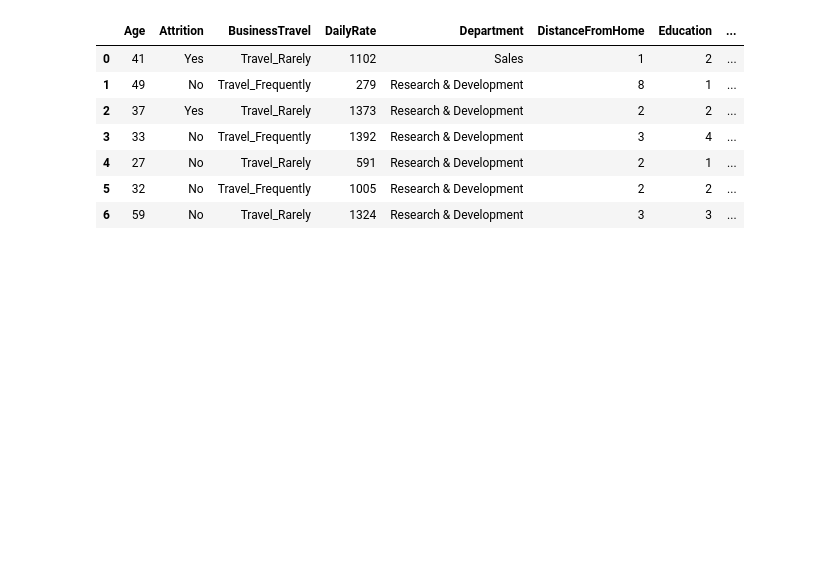
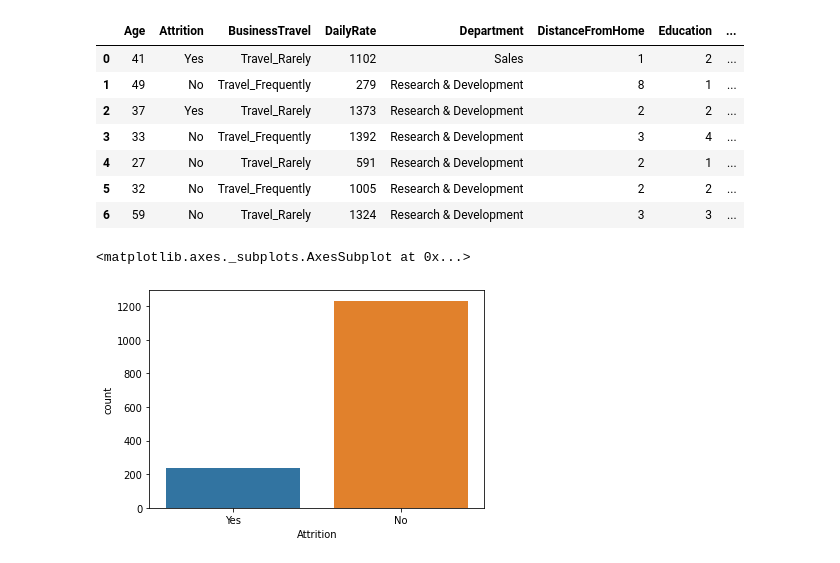
Before and after one commit to jeev64/myDB, a Jupyter notebook: EmpTurnOverPred.ipynb, the cells around one changed output. Drawn from its saved outputs; the diff is of its cells as text; code cells hidden in the pictures; blank space fills up the shorter version.

```diff
--- a/EmpTurnOverPred.ipynb
+++ b/EmpTurnOverPred.ipynb
@@ -22,3 +22,8 @@ df.head(7)
 | 4 | 27 | No | Travel_Rarely | 591 | Research & Development | 2 | 1 | ... |
 | 5 | 32 | No | Travel_Frequently | 1005 | Research & Development | 2 | 2 | ... |
 | 6 | 59 | No | Travel_Rarely | 1324 | Research & Development | 3 | 3 | ... |
+# %%
+sns.countplot(df['Attrition'])
+# %% [output]
+<matplotlib.axes._subplots.AxesSubplot at 0x...>
+[figure, added]
```
Also changed, not shown: parts of 4 cells of this notebook.
